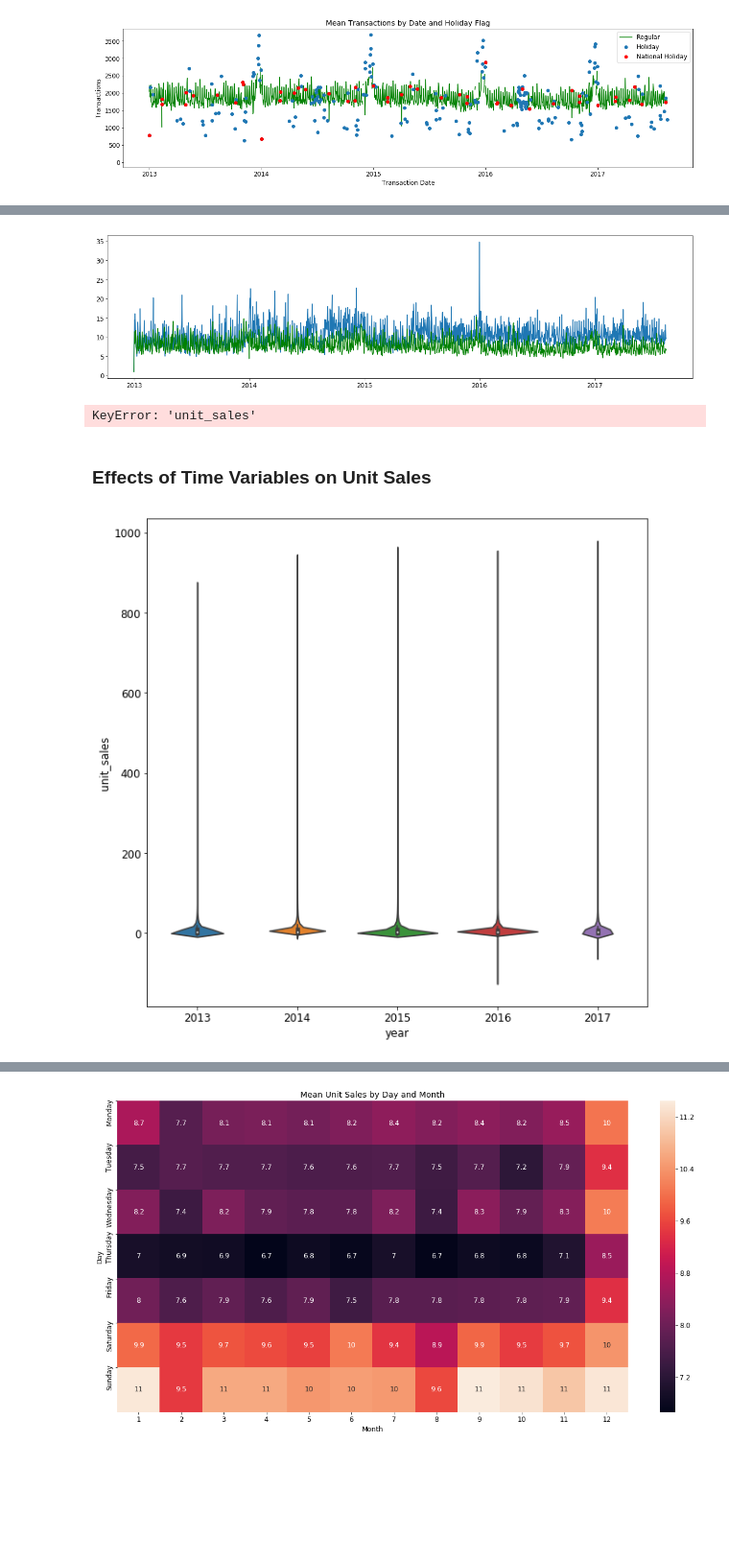
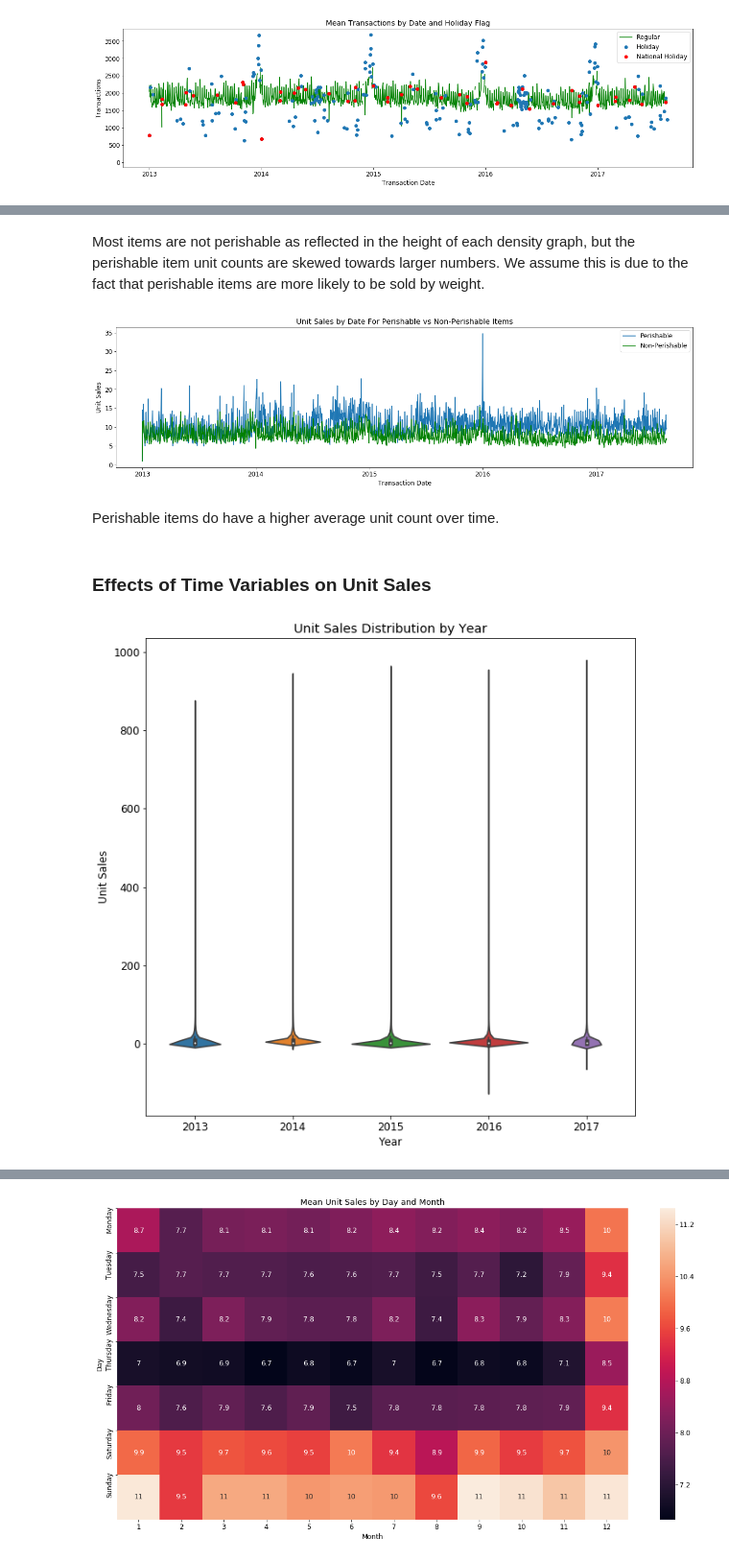
Before and after one commit to erstrong/FavoritaGrocery, a Jupyter notebook: Part2-EDA/Exploratory Data Analysis.ipynb, the cells around one changed output, grey strips where cells are left out. Shown at 96% size. Drawn from its saved outputs; the diff is of its cells as text; code cells hidden in the pictures; blank space fills up the shorter version.

```diff
--- a/Part2-EDA/Exploratory Data Analysis.ipynb
+++ b/Part2-EDA/Exploratory Data Analysis.ipynb
@@ -116,0 +117,9 @@ Several clusters only contain one store but the type column is likely to be usef
+# %%
+plt.close('all')
+plt.figure(figsize=(20,7))
+matplotlib.rcParams['font.size'] = 12.0
+sns.countplot(data=stores, x='cluster', hue='type')
+plt.xlabel('Cluster')
+plt.ylabel('Count')
+plt.title('Number of Stores Per Cluster by Type')
+plt.show()
@@ -116,0 +130,10 @@ Several clusters only contain one store but the type column is likely to be usef
+# %%
+plt.close('all')
+plt.figure(figsize=(20,7))
+matplotlib.rcParams['font.size'] = 12.0
+sns.countplot(data=stores, x='cluster', hue='state')
+plt.xlabel('Cluster')
+plt.ylabel('Count')
+plt.title('Number of Stores Per Cluster by State')
+plt.legend(bbox_to_anchor=(1.05, 1), loc=2, borderaxespad=0.)
+plt.show()
@@ -604,37 +693,30 @@ plt.show()
+# %% [markdown]
+Most items are not perishable as reflected in the height of each density graph, but the perishable item unit counts are skewed towards larger numbers. We assume this is due to the fact that perishable items are more likely to be sold by weight.
 # %%
 perishable = unitsales[unitsales['perishable']==1]
 nonperishable = unitsales[unitsales['perishable']==0]
+
 p = pd.DataFrame({'mean' : perishable.groupby('date')['unit_sales'].mean()}).reset_index()
 n = pd.DataFrame({'mean' : nonperishable.groupby('date')['unit_sales'].mean()}).reset_index()
 
 p['date'] = p['date'].map(lambda a: datetime.datetime.strptime(a, '%Y-%m-%d'))
 n['date'] = n['date'].map(lambda a: datetime.datetime.strptime(a, '%Y-%m-%d'))
 
 plt.close('all')
 plt.figure(figsize=(20,5))
 
-plt.plot(p['date'], p['mean'])
-plt.plot(n['date'], n['mean'], color='g')
+plt.plot(p['date'], p['mean'], label = 'Perishable')
+plt.plot(n['date'], n['mean'], color='g', label='Non-Perishable')
+
+plt.title('Unit Sales by Date For Perishable vs Non-Perishable Items')
+plt.xlabel('Transaction Date')
+plt.ylabel('Unit Sales')
+plt.legend()
 plt.show()
 # %% [output]
-[figure, old version]
+[figure, new version]
-# %%
-perishable = unitsales[unitsales['perishable']==1]
-nonperishable = unitsales[unitsales['perishable']==0]
-
-perishable = perishable['unit_sales']
-nonperishable = perishable['unit_sales']
-
-plt.close('all')
-fig,ax=plt.subplots(figsize=(10, 4))
-ax.set(xscale="symlog")
-
-sns.kdeplot(perishable, shade=True, label='Perishable')
-sns.kdeplot(nonperishable, shade=True, label='Non-Perishable')
-
-plt.show()
-# %% [output]
-KeyError: 'unit_sales'
+# %% [markdown]
+Perishable items do have a higher average unit count over time.
 # %% [markdown]
 ### Effects of Time Variables on Unit Sales
 # %%
@@ -642,6 +724,9 @@ KeyError: 'unit_sales'
 plt.close('all')
 plt.figure(figsize=(10,10))
 sns.violinplot(y='unit_sales', x='year', data=unitsales)
+plt.xlabel('Year')
+plt.ylabel('Unit Sales')
+plt.title('Unit Sales Distribution by Year')
 plt.show()
 # %% [output]
-[figure, old version]
+[figure, new version]
```
Also changed, not shown: parts of 43 cells of this notebook.
